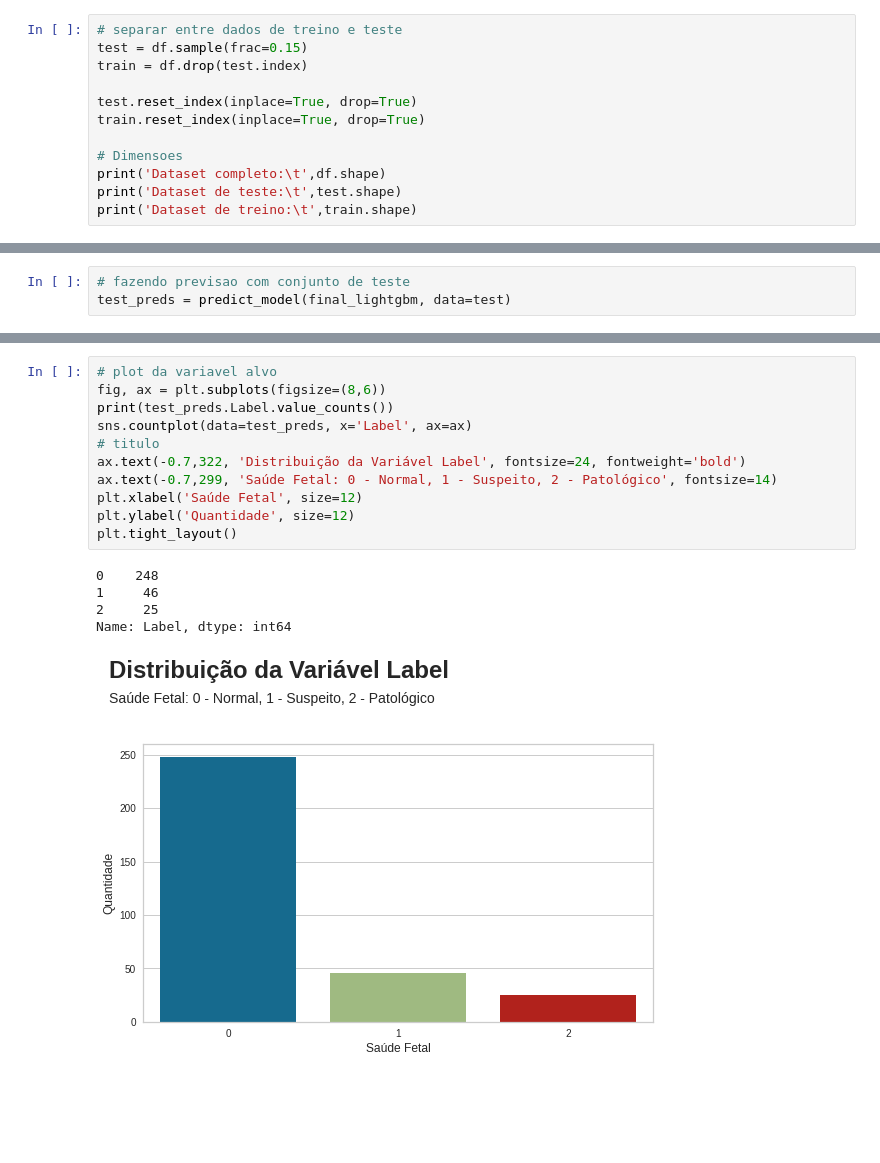
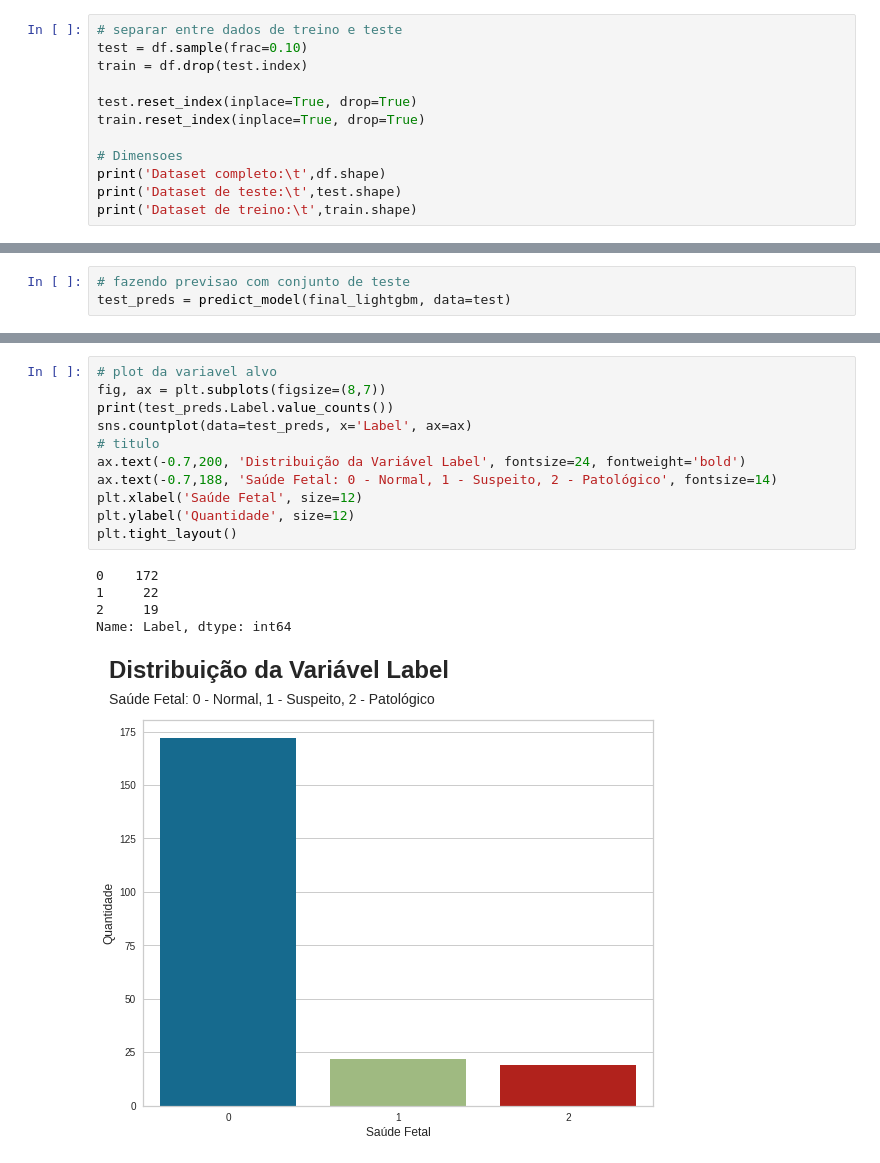
Before and after one commit to villani31/Clf_Saude_Fetal, a Jupyter notebook: Projeto_Classificacao_Pycaret.ipynb, the cells around one changed output, grey strips where cells are left out. Cells and saved outputs as stored; diff of their text form; blank space fills up the shorter version.

```diff
--- a/Projeto_Classificacao_Pycaret.ipynb
+++ b/Projeto_Classificacao_Pycaret.ipynb
@@ -296,7 +296,7 @@ Machine Learning é uma tecnologia onde os computadores tem a capacidade de apre
 Vamos iniciar separando os dados de teste e treino, lembrando que os dados de teste não podem ser usados para treinar o modelo, quando estivermos com nosso modelo pronto, ai sim, usaremos o modelo de teste, para fazer previsões.
 # %%
 # separar entre dados de treino e teste
-test = df.sample(frac=0.15)
+test = df.sample(frac=0.10)
 train = df.drop(test.index)
 
 test.reset_index(inplace=True, drop=True)
@@ -549,21 +549,21 @@ test_preds.head()
 5 rows × 24 columns
 # %%
 # plot da variavel alvo
-fig, ax = plt.subplots(figsize=(8,6))
+fig, ax = plt.subplots(figsize=(8,7))
 print(test_preds.Label.value_counts())
 sns.countplot(data=test_preds, x='Label', ax=ax)
 # titulo
-ax.text(-0.7,322, 'Distribuição da Variável Label', fontsize=24, fontweight='bold')
-ax.text(-0.7,299, 'Saúde Fetal: 0 - Normal, 1 - Suspeito, 2 - Patológico', fontsize=14)
+ax.text(-0.7,200, 'Distribuição da Variável Label', fontsize=24, fontweight='bold')
+ax.text(-0.7,188, 'Saúde Fetal: 0 - Normal, 1 - Suspeito, 2 - Patológico', fontsize=14)
 plt.xlabel('Saúde Fetal', size=12)
 plt.ylabel('Quantidade', size=12)
 plt.tight_layout()
 # %% [output]
-0    248
-1     46
-2     25
+0    172
+1     22
+2     19
 Name: Label, dtype: int64
-[figure, old version]
+[figure, new version]
 # %%
 # porcentagem das distribuicao da variavel Label
 print('Porcentagem da previsão sobre os dados novos:')
```
Also changed, not shown: parts of 21 cells of this notebook.
